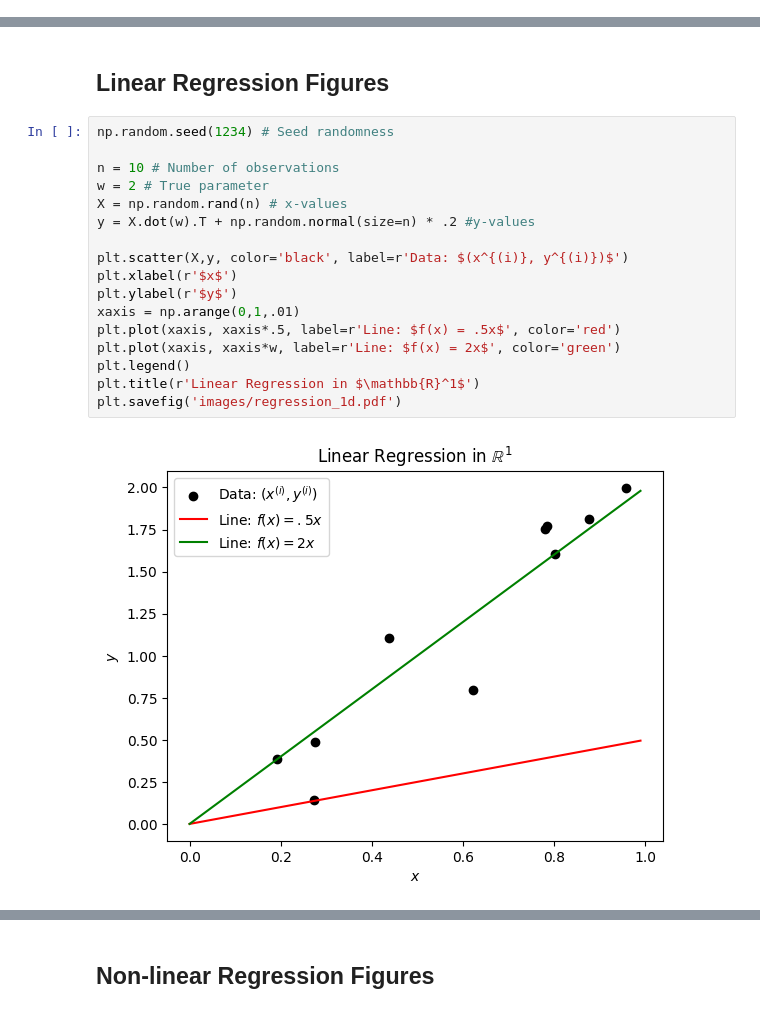
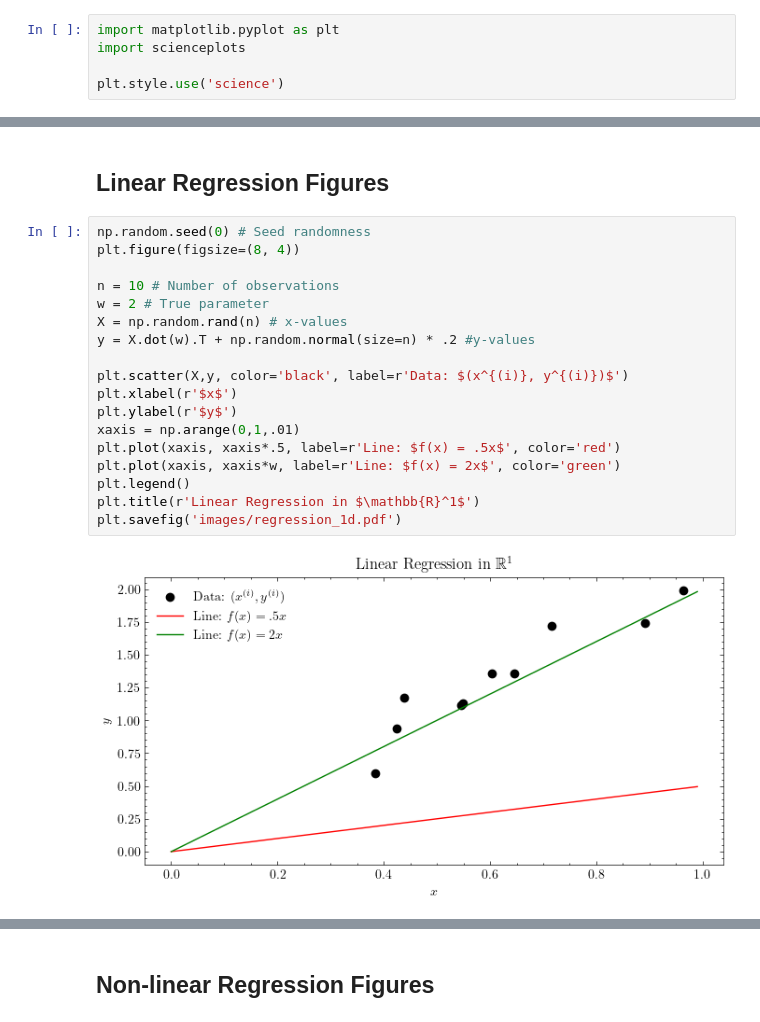
Before and after one commit to rtealwitter/datamining2025, a Jupyter notebook: notes/code.ipynb, the cells around one changed output, grey strips where cells are left out. Drawn from its saved outputs; the diff is of its cells as text.

```diff
--- a/notes/code.ipynb
+++ b/notes/code.ipynb
@@ -1,5 +1,10 @@
 # %% [markdown]
 ## Code for Producing Images in Lecture Notes
+# %%
+import matplotlib.pyplot as plt
+import scienceplots
+
+plt.style.use('science')
 # %%
 import matplotlib.pyplot as plt
 import numpy as np
@@ -7,22 +12,23 @@ from mpl_toolkits.mplot3d import Axes3D
 # %% [markdown]
 ## Linear Regression Figures
 # %%
-np.random.seed(1234) # Seed randomness
+np.random.seed(0) # Seed randomness
+plt.figure(figsize=(8, 4))
 
 n = 10 # Number of observations
 w = 2 # True parameter
 X = np.random.rand(n) # x-values
 y = X.dot(w).T + np.random.normal(size=n) * .2 #y-values
 
 plt.scatter(X,y, color='black', label=r'Data: $(x^{(i)}, y^{(i)})$')
 plt.xlabel(r'$x$')
 plt.ylabel(r'$y$')
 xaxis = np.arange(0,1,.01)
 plt.plot(xaxis, xaxis*.5, label=r'Line: $f(x) = .5x$', color='red')
 plt.plot(xaxis, xaxis*w, label=r'Line: $f(x) = 2x$', color='green')
 plt.legend()
 plt.title(r'Linear Regression in $\mathbb{R}^1$')
 plt.savefig('images/regression_1d.pdf')
 # %% [output]
-[figure, old version]
+[figure, new version]
 # %%
```
Also changed, not shown: parts of 10 cells of this notebook, 40 other files.
